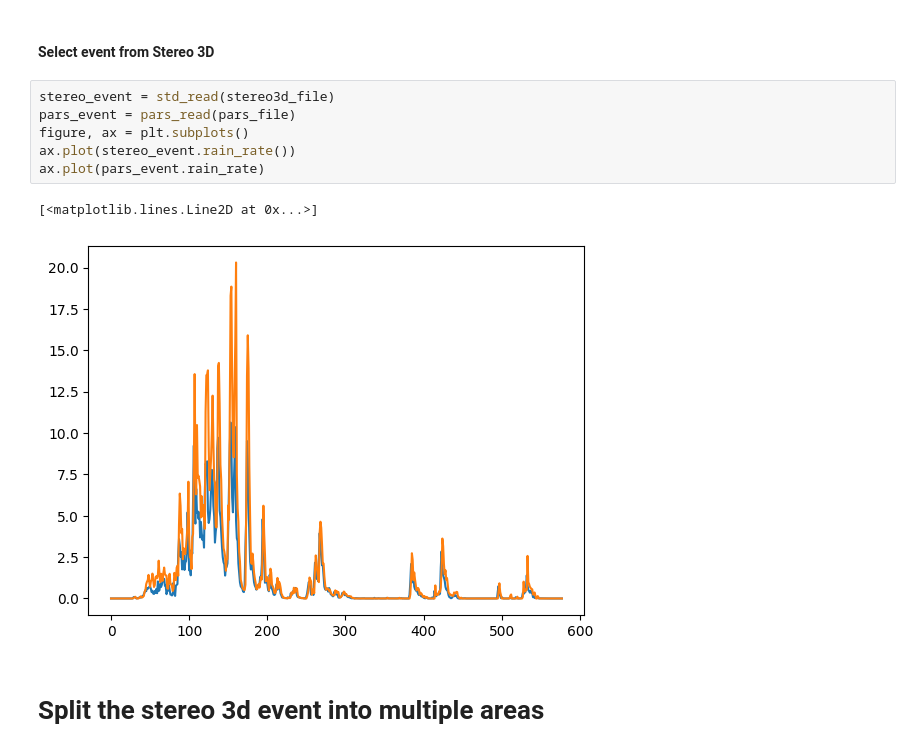
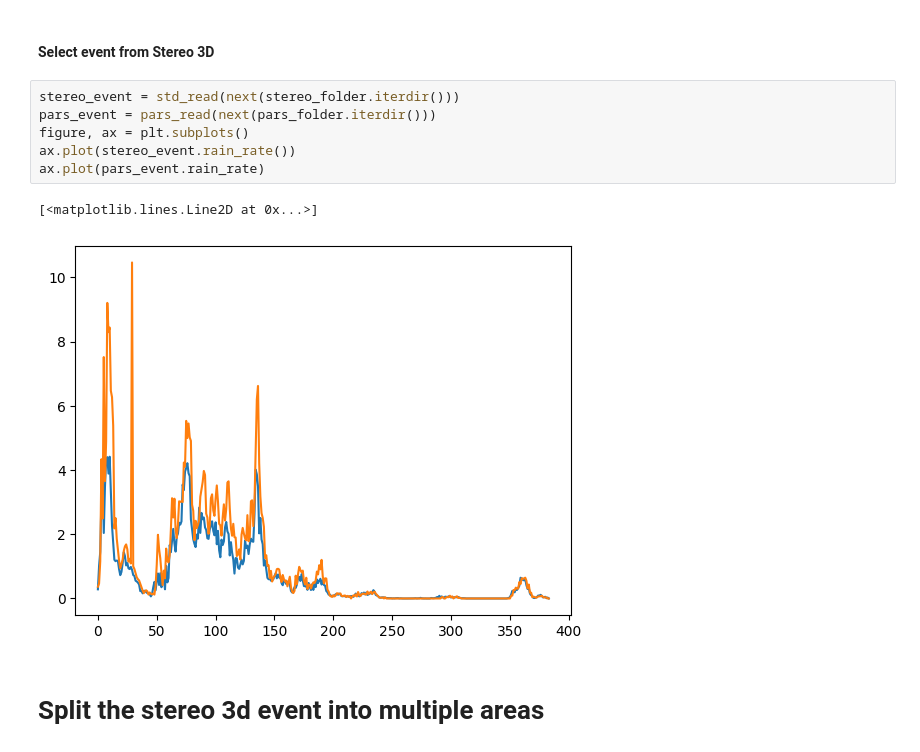
Before and after one commit to marcinmss/rain_analysis_toolbox, a Jupyter notebook: notebooks/comparison_multiple_events/comparison02.ipynb, the cells around one changed output. Drawn from its saved outputs; the diff is of its cells as text.

```diff
--- a/notebooks/comparison_multiple_events/comparison02.ipynb
+++ b/notebooks/comparison_multiple_events/comparison02.ipynb
@@ -15,14 +12,14 @@ for i, (pars_event, stereo_event) in enumerate(zip(parsivel_events, stereo_event
 # %% [markdown]
 #### Select event from Stereo 3D
 # %%
-stereo_event = std_read(stereo3d_file)
-pars_event = pars_read(pars_file)
+stereo_event = std_read(next(stereo_folder.iterdir()))
+pars_event = pars_read(next(pars_folder.iterdir()))
 figure, ax = plt.subplots()
 ax.plot(stereo_event.rain_rate())
 ax.plot(pars_event.rain_rate)
 # %% [output]
 [<matplotlib.lines.Line2D at 0x...>]
-[figure, old version]
+[figure, new version]
 # %% [markdown]
 # Split the stereo 3d event into multiple areas
 # %%
```
Also changed, not shown: parts of 3 cells of this notebook, 2 other files.
